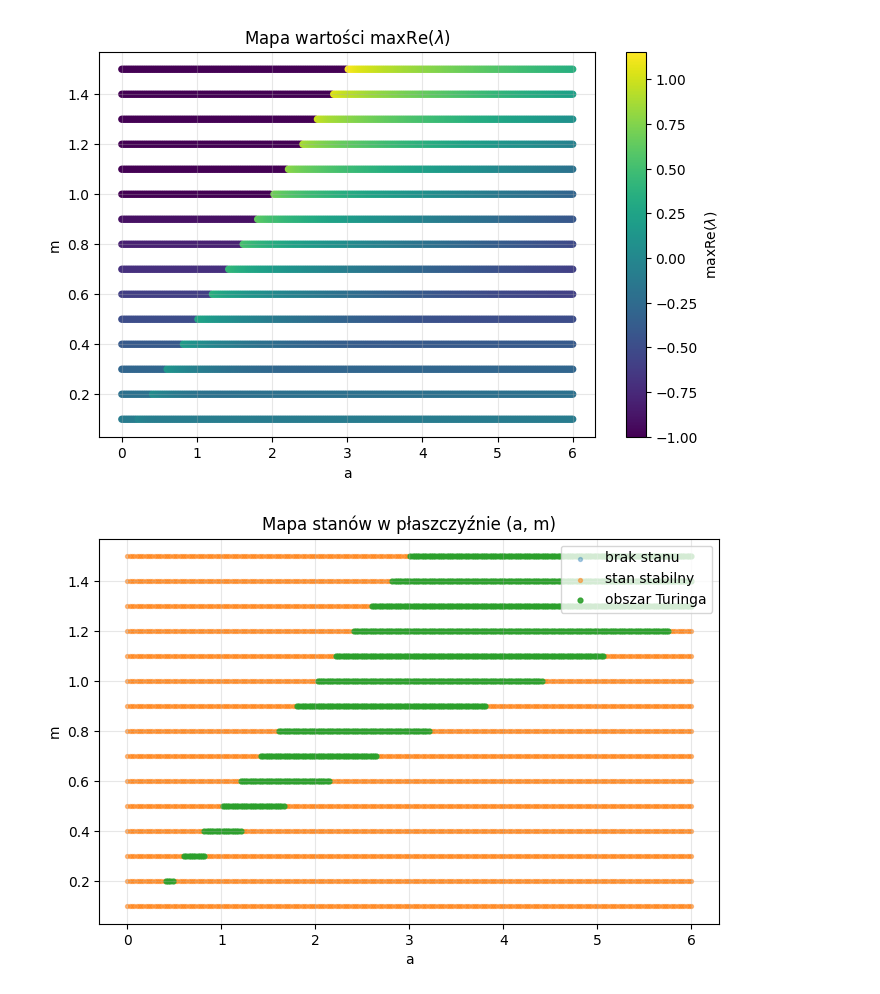
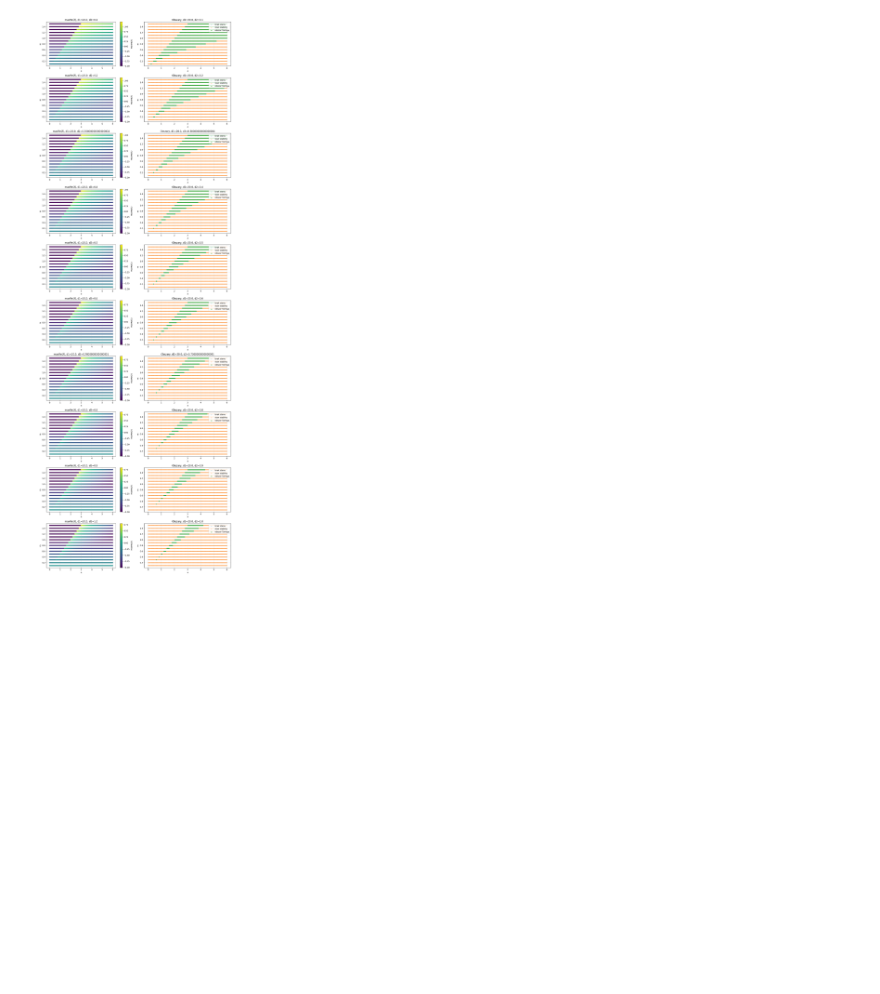
Before and after one commit to StrayGril/Model_Klausmeier-Gray-Scott, a Jupyter notebook: notebooks/zakres_parametrów.ipynb, the cells around one changed output. Drawn from its saved outputs; the diff is of its cells as text; code cells hidden in the pictures; blank space fills up the shorter version.

```diff
--- a/notebooks/zakres_parametrów.ipynb
+++ b/notebooks/zakres_parametrów.ipynb
@@ -17,13 +30,35 @@ a_values = np.linspace(0.0, 6.0, 250)
+# %%
+# Szukamy dobrego d1 >> d2
+d1_vals = np.arange(0, 100, 5)
+d1_vals[0] = 1
+d2 = 0.2
+
+fig, axes = plt.subplots(len(d1_vals), 2, figsize=(14, 4 * len(d1_vals)))
+for i, d1 in enumerate(d1_vals):
+    results = scan_turing_am(d1, d2, m_values=m_values, a_values=a_values, k_min = 0, k_max=20, n_k=1000)
+
+    plot_lambda_map(results, ax=axes[i, 0])
+    plot_turing_regions(results, ax=axes[i, 1])
+
+    axes[i, 0].set_title(fr"maxRe($\lambda$), d1={d1:.1f}, d2={d2}")
+    axes[i, 1].set_title(f"Obszary, d1={d1:.1f}, d2={d2}")
+plt.tight_layout()
+plt.show()
 # %%
-# Test dla dyfuzji:
+# Szukamy dobrego d2 << d1
 d1 = 20
-d2 = 0.2
+d2_vals = np.arange(0.1, 1.1, 0.1)
 
+fig, axes = plt.subplots(len(d2_vals), 2, figsize=(14, 4 * len(d2_vals)))
+for i, d2 in enumerate(d2_vals):
+    results = scan_turing_am(d1, d2, m_values=m_values, a_values=a_values, k_min = 0, k_max=20, n_k=1000)
 
+    plot_lambda_map(results, ax=axes[i, 0])
+    plot_turing_regions(results, ax=axes[i, 1])
 
-results_20_02 = scan_turing_am(d1, d2, m_values=m_values, a_values=a_values, k_min = 0, k_max=20, n_k=4000)
-plot_lambda_map(results_20_02)
-plot_turing_regions(results_20_02)
+    axes[i, 0].set_title(fr"maxRe($\lambda$), d1={d1:.1f}, d2={d2}")
+    axes[i, 1].set_title(f"Obszary, d1={d1:.1f}, d2={d2}")
+plt.tight_layout()
+plt.show()
 # %% [output]
-[figure, old version]
+[figure, new version]
-[figure, removed]
```
Also changed, not shown: parts of 3 cells of this notebook, 3 other files.
